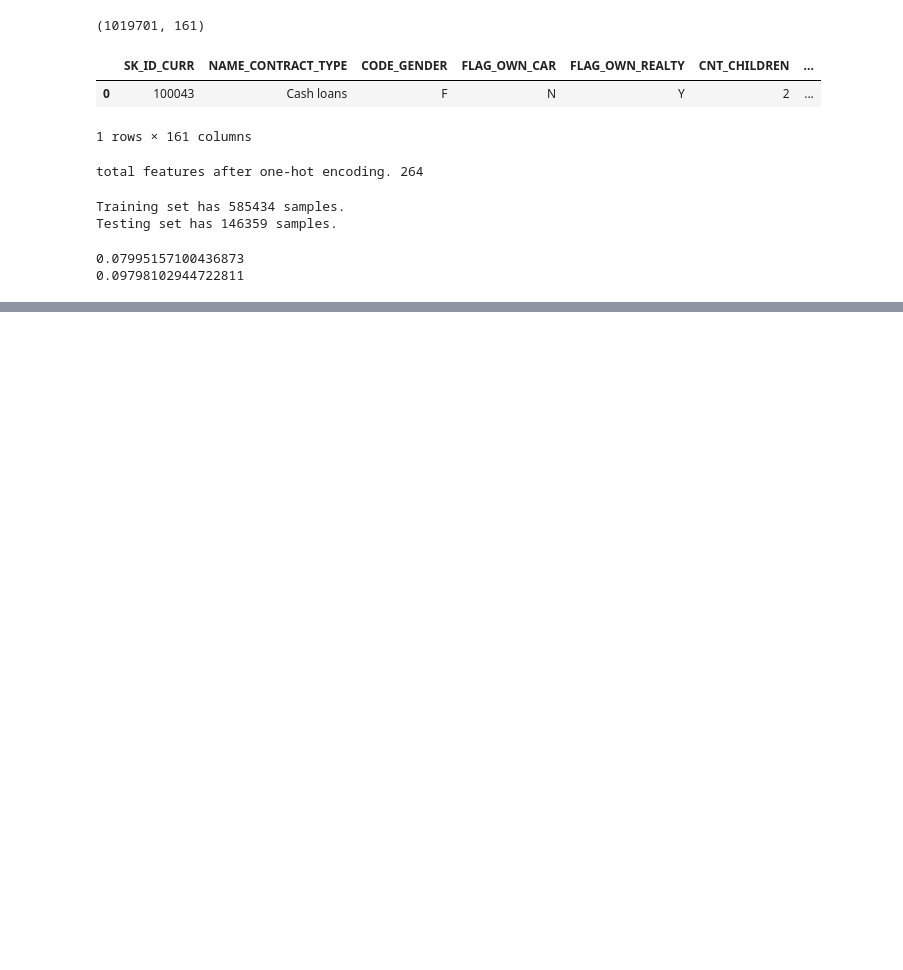
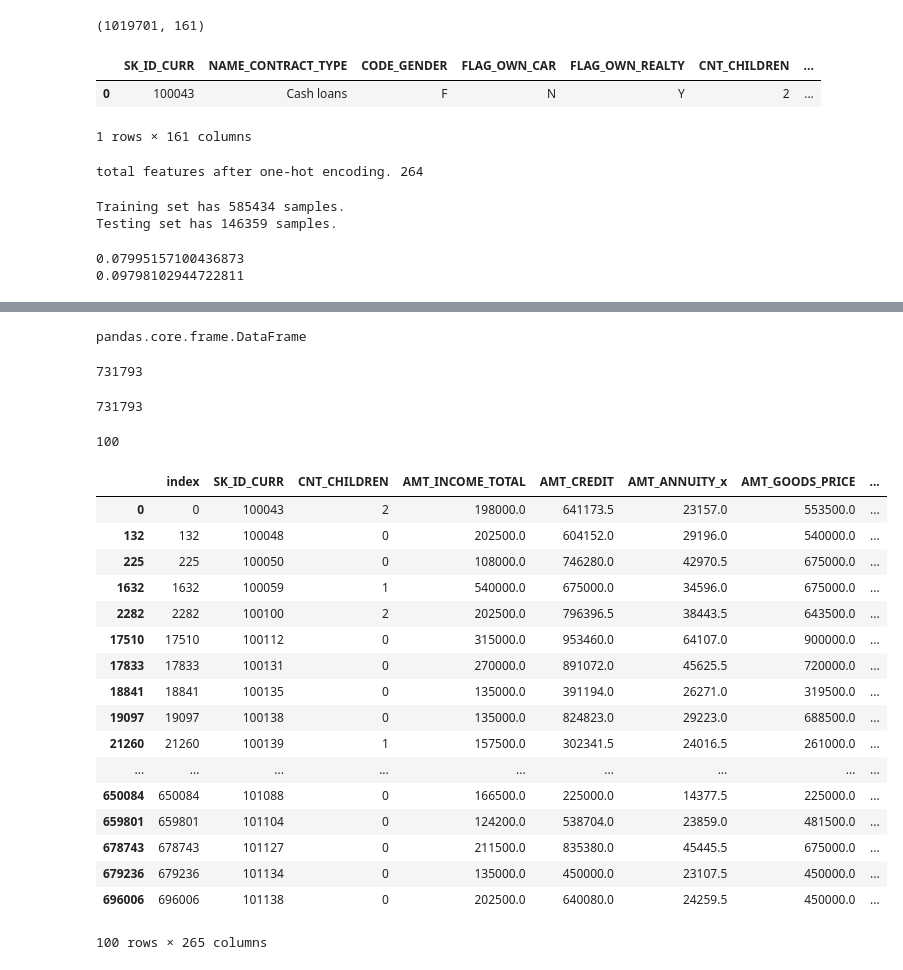
Before and after one commit to ravivibhor/Ravivibhor_Repo, a Jupyter notebook: Home_Credit_Default_Risk.ipynb, the cells around one changed output, grey strips where cells are left out. Drawn from its saved outputs; the diff is of its cells as text; code cells hidden in the pictures; blank space fills up the shorter version.

```diff
--- a/Home_Credit_Default_Risk.ipynb
+++ b/Home_Credit_Default_Risk.ipynb
@@ -404,0 +415,41 @@ np.savetxt('file_Ravi_prob.txt', y_train)
+# %%
+type(features_final_train)
+# %% [output]
+pandas.core.frame.DataFrame
+# %%
+new_df = features_final_train.copy()
+len(new_df)
+# %% [output]
+731793
+# %%
+new_df.drop_duplicates(subset='SK_ID_CURR',keep='first')
+len(new_df)
+# %% [output]
+731793
+# %%
+new_df = new_df.reset_index().drop_duplicates(subset='SK_ID_CURR', keep='first')
+# %%
+len(new_df)
+# %% [output]
+100
+# %%
+new_df
+# %% [output]
+|  | index | SK_ID_CURR | CNT_CHILDREN | AMT_INCOME_TOTAL | AMT_CREDIT | AMT_ANNUITY_x | AMT_GOODS_PRICE | ... |
+| 0 | 0 | 100043 | 2 | 198000.0 | 641173.5 | 23157.0 | 553500.0 | ... |
+| 132 | 132 | 100048 | 0 | 202500.0 | 604152.0 | 29196.0 | 540000.0 | ... |
+| 225 | 225 | 100050 | 0 | 108000.0 | 746280.0 | 42970.5 | 675000.0 | ... |
+| 1632 | 1632 | 100059 | 1 | 540000.0 | 675000.0 | 34596.0 | 675000.0 | ... |
+| 2282 | 2282 | 100100 | 2 | 202500.0 | 796396.5 | 38443.5 | 643500.0 | ... |
+| 17510 | 17510 | 100112 | 0 | 315000.0 | 953460.0 | 64107.0 | 900000.0 | ... |
+| 17833 | 17833 | 100131 | 0 | 270000.0 | 891072.0 | 45625.5 | 720000.0 | ... |
+| 18841 | 18841 | 100135 | 0 | 135000.0 | 391194.0 | 26271.0 | 319500.0 | ... |
+| 19097 | 19097 | 100138 | 0 | 135000.0 | 824823.0 | 29223.0 | 688500.0 | ... |
+| 21260 | 21260 | 100139 | 1 | 157500.0 | 302341.5 | 24016.5 | 261000.0 | ... |
+| ... | ... | ... | ... | ... | ... | ... | ... | ... |
+| 650084 | 650084 | 101088 | 0 | 166500.0 | 225000.0 | 14377.5 | 225000.0 | ... |
+| 659801 | 659801 | 101104 | 0 | 124200.0 | 538704.0 | 23859.0 | 481500.0 | ... |
+| 678743 | 678743 | 101127 | 0 | 211500.0 | 835380.0 | 45445.5 | 675000.0 | ... |
+| 679236 | 679236 | 101134 | 0 | 135000.0 | 450000.0 | 23107.5 | 450000.0 | ... |
+| 696006 | 696006 | 101138 | 0 | 202500.0 | 640080.0 | 24259.5 | 450000.0 | ... |
+100 rows × 265 columns
```
Also changed, not shown: parts of 4 cells of this notebook.
